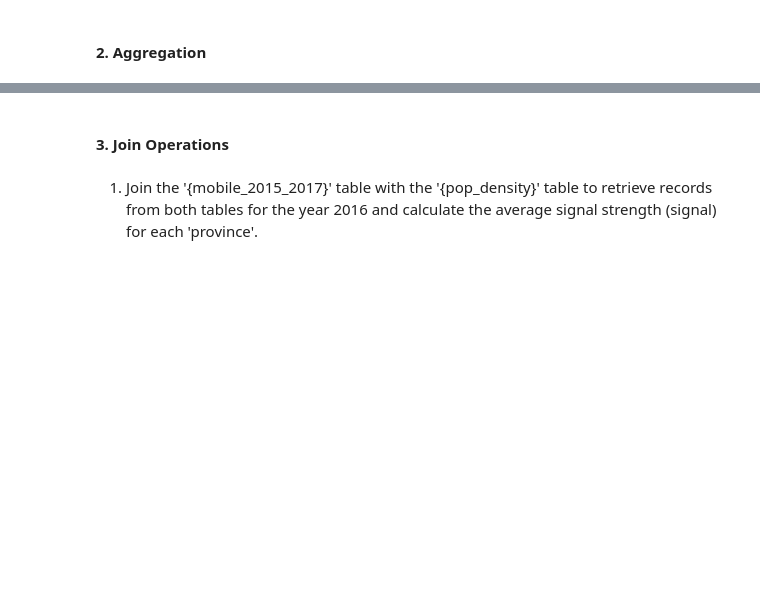
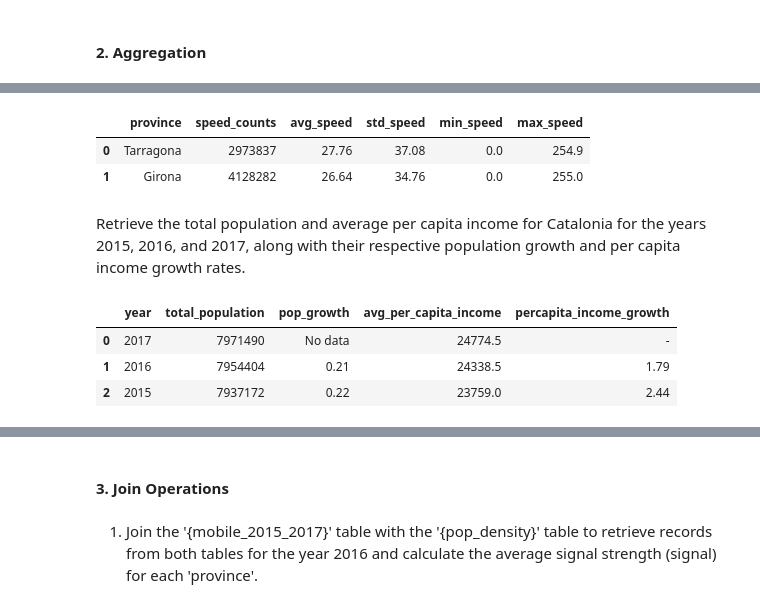
Before and after one commit to alleida23/Catalonian_Mobile_Coverage_2015_2017, a Jupyter notebook: 3. Mastering SQL Queries with BigQuery - Data Exploration and Analysis.ipynb, the cells around one changed output, grey strips where cells are left out. Drawn from its saved outputs; the diff is of its cells as text; code cells hidden in the pictures; blank space fills up the shorter version.

Commit message:
Updated until 3. Join Operations

```diff
--- a/3. Mastering SQL Queries with BigQuery - Data Exploration and Analysis.ipynb
+++ b/3. Mastering SQL Queries with BigQuery - Data Exploration and Analysis.ipynb
@@ -452,0 +473,80 @@ query_df(query)
+# %%
+# Datasets: {mobile_data_cleaned}, {pop_density}, {percapita_income}
+
+query = f"""
+    SELECT
+        m.province,
+        COUNT(m.speed) speed_counts,
+        ROUND(AVG(m.speed),2) avg_speed,
+        ROUND(STDDEV_POP(m.speed),2) std_speed,
+        MIN(m.speed) min_speed,
+        MAX(m.speed) max_speed
+    FROM `{mobile_data_cleaned}` m
+    JOIN `{pop_density}` p
+    ON m.province = p.province
+    WHERE p.density_per_sq_km < 130 # This would include 'Girona', 'Tarragona' and 'Lleida'
+    GROUP BY 1
+    HAVING REGEXP_CONTAINS(m.province, 'ona') # This would include 'Barcelona', 'Girona' and 'Tarragona'
+    """
+# Execute the query
+query_df(query)
+# %% [output]
+|  | province | speed_counts | avg_speed | std_speed | min_speed | max_speed |
+| 0 | Tarragona | 2973837 | 27.76 | 37.08 | 0.0 | 254.9 |
+| 1 | Girona | 4128282 | 26.64 | 34.76 | 0.0 | 255.0 |
+# %% [markdown]
+Retrieve the total population and average per capita income for Catalonia for the years 2015, 2016, and 2017, along with their respective population growth and per capita income growth rates.
+# %%
+# Datasets: {mobile_data_cleaned}, {pop_density}, {percapita_income}
+
+query = f"""
+    WITH TotalCatalanPopulation AS (
+        # CTE: Calculate the annual population of Catalonia by summing the population of each province for each year.
+        SELECT
+            year,
+            SUM(population) total_population
+        FROM `{pop_density}`
+        GROUP BY 1
+        ORDER BY 1 ASC
+    ),
+
+    # CTE: Calculate the average per capita income of Catalonia by determining the mean per capita income of each province and year.
+    AveragePerCapitaIncome AS (
+        SELECT
+            year,
+            AVG(per_capita_income) avg_per_capita_income
+        FROM `{percapita_income}`
+        GROUP BY 1
+        ORDER BY 1 ASC
+    )
+
+    SELECT
+        p1.year,
+        p1.total_population,
+        # Calculate population growth (if null then 'No data')
+        IFNULL(
+            CAST(ROUND(((p2.total_population - p1.total_population)/p1.total_population)*100, 2) AS STRING),
+            'No data'
+        ) AS pop_growth,
+        c1.avg_per_capita_income,
+        # Calculate per capita income growth (if null then placeholder value = '-')
+        IFNULL(
+            CAST(ROUND(((c2.avg_per_capita_income - c1.avg_per_capita_income)/c1.avg_per_capita_income)*100, 2) AS STRING),
+            '-'
+        ) AS percapita_income_growth
+    FROM `TotalCatalanPopulation` p1
+    LEFT JOIN `TotalCatalanPopulation` p2
+        ON p1.year = p2.year - 1
+    JOIN `AveragePerCapitaIncome` c1
+        ON p1.year = c1.year
+    LEFT JOIN `AveragePerCapitaIncome` c2
+        ON c1.year = c2.year - 1
+    ORDER BY 1 DESC
+"""
+# Execute the query
+query_df(query)
+# %% [output]
+|  | year | total_population | pop_growth | avg_per_capita_income | percapita_income_growth |
+| 0 | 2017 | 7971490 | No data | 24774.5 | - |
+| 1 | 2016 | 7954404 | 0.21 | 24338.5 | 1.79 |
+| 2 | 2015 | 7937172 | 0.22 | 23759.0 | 2.44 |
```
Also changed, not shown: parts of 29 cells of this notebook.
